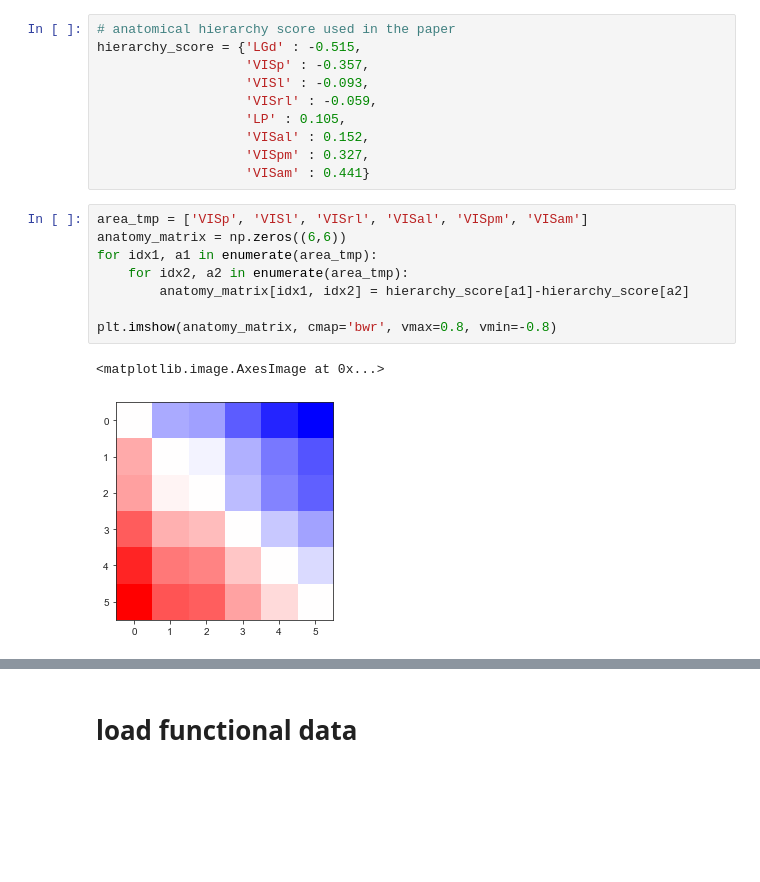
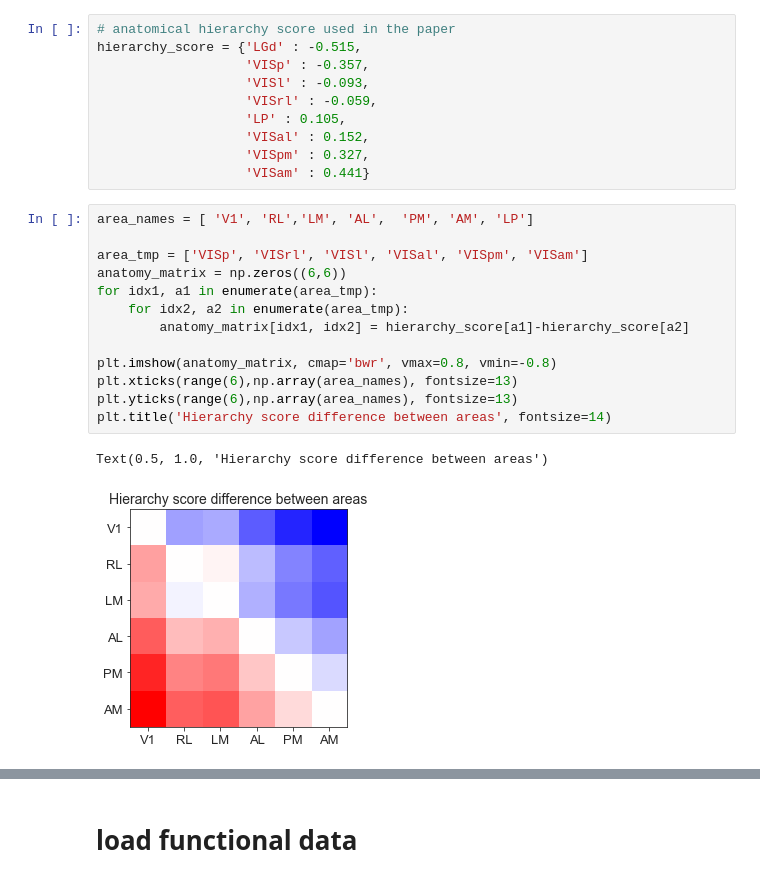
Before and after one commit to AllenInstitute/neuropixels_platform_paper, a Jupyter notebook: Figure2/comparison_anatomical_functional_connectivity_final.ipynb, the cells around one changed output, grey strips where cells are left out. Drawn from its saved outputs; the diff is of its cells as text; blank space fills up the shorter version.

```diff
--- a/Figure2/comparison_anatomical_functional_connectivity_final.ipynb
+++ b/Figure2/comparison_anatomical_functional_connectivity_final.ipynb
@@ -25,13 +23,18 @@ hierarchy_score = {'LGd' : -0.515,
                    'VISpm' : 0.327,
                    'VISam' : 0.441}
 # %%
-area_tmp = ['VISp', 'VISl', 'VISrl', 'VISal', 'VISpm', 'VISam']
+area_names = [ 'V1', 'RL','LM', 'AL',  'PM', 'AM', 'LP']
+
+area_tmp = ['VISp', 'VISrl', 'VISl', 'VISal', 'VISpm', 'VISam']
 anatomy_matrix = np.zeros((6,6))
 for idx1, a1 in enumerate(area_tmp):
     for idx2, a2 in enumerate(area_tmp):
         anatomy_matrix[idx1, idx2] = hierarchy_score[a1]-hierarchy_score[a2]
 
 plt.imshow(anatomy_matrix, cmap='bwr', vmax=0.8, vmin=-0.8)
+plt.xticks(range(6),np.array(area_names), fontsize=13)
+plt.yticks(range(6),np.array(area_names), fontsize=13)
+plt.title('Hierarchy score difference between areas', fontsize=14)
 # %% [output]
-<matplotlib.image.AxesImage at 0x...>
+Text(0.5, 1.0, 'Hierarchy score difference between areas')
-[figure, old version]
+[figure, new version]
```
Also changed, not shown: parts of 3 cells of this notebook.
